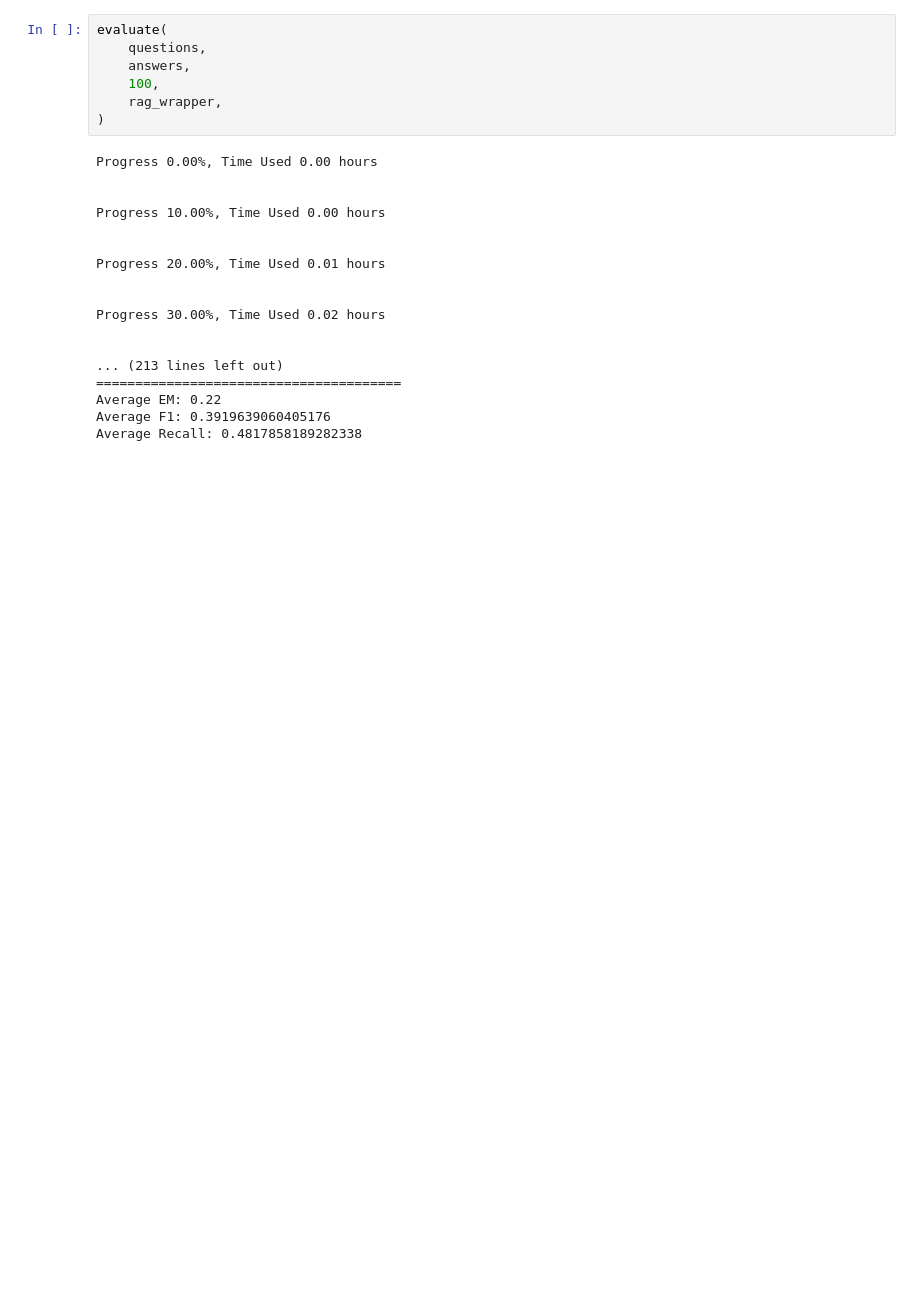
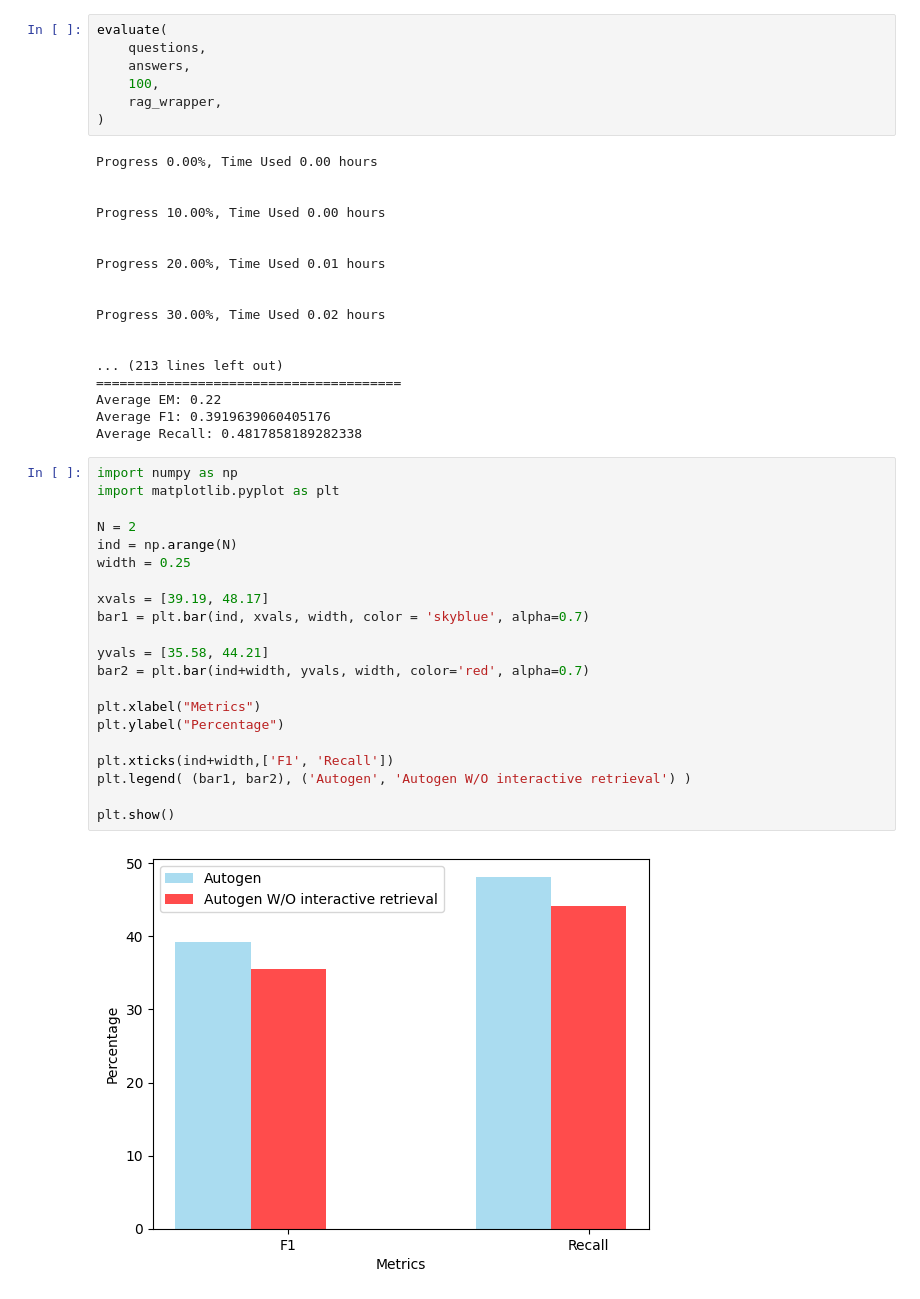
Before and after one commit to janik-j/multi-tool-llm-agents-autogen, a Jupyter notebook: notebooks/rag/natural_questions.ipynb, the cells around one changed output. Saved outputs shown, nothing was run; the diff lists cells and outputs as text; blank space fills up the shorter version.

```diff
--- a/notebooks/rag/natural_questions.ipynb
+++ b/notebooks/rag/natural_questions.ipynb
@@ -237,3 +237,26 @@ Progress 30.00%, Time Used 0.02 hours
 Average EM: 0.22
 Average F1: 0.3919639060405176
 Average Recall: 0.4817858189282338
+# %%
+import numpy as np
+import matplotlib.pyplot as plt
+
+N = 2
+ind = np.arange(N)
+width = 0.25
+
+xvals = [39.19, 48.17]
+bar1 = plt.bar(ind, xvals, width, color = 'skyblue', alpha=0.7)
+
+yvals = [35.58, 44.21]
+bar2 = plt.bar(ind+width, yvals, width, color='red', alpha=0.7)
+
+plt.xlabel("Metrics")
+plt.ylabel("Percentage")
+
+plt.xticks(ind+width,['F1', 'Recall'])
+plt.legend( (bar1, bar2), ('Autogen', 'Autogen W/O interactive retrieval') )
+
+plt.show()
+# %% [output]
+[figure, added]
```
Also changed, not shown: parts of 2 cells of this notebook, 5 other files.
